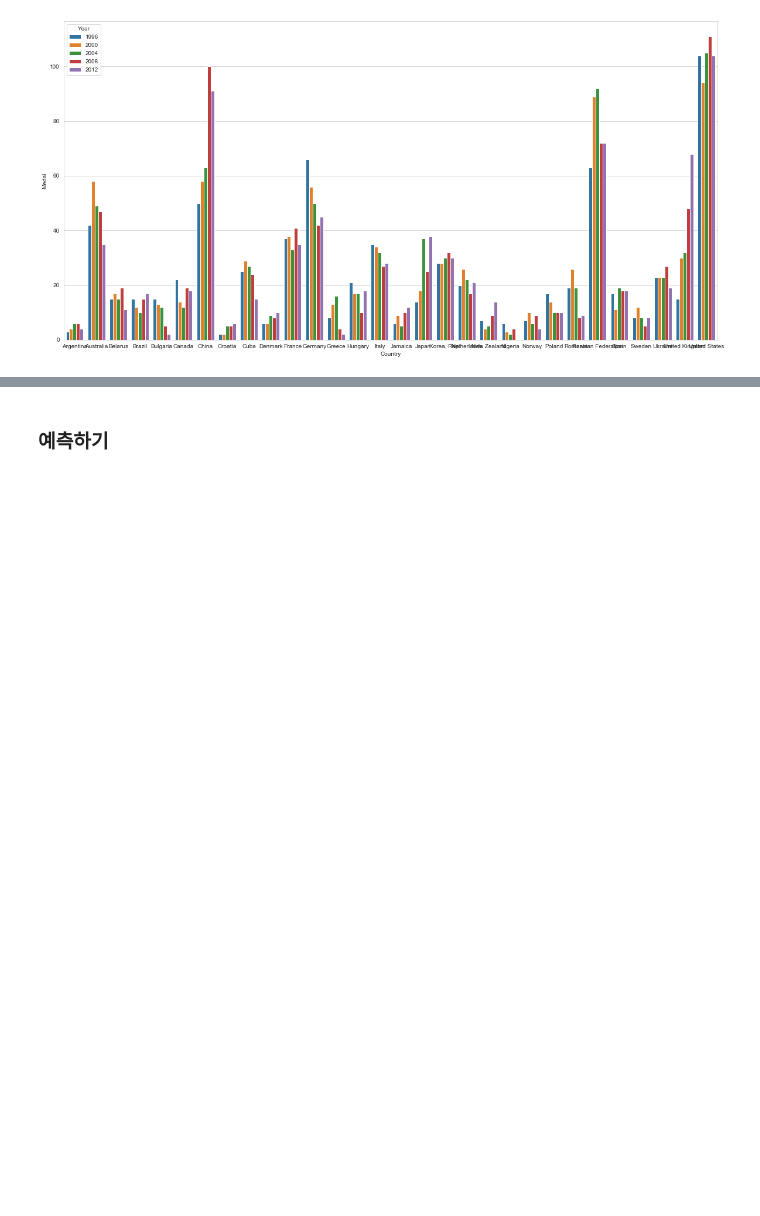
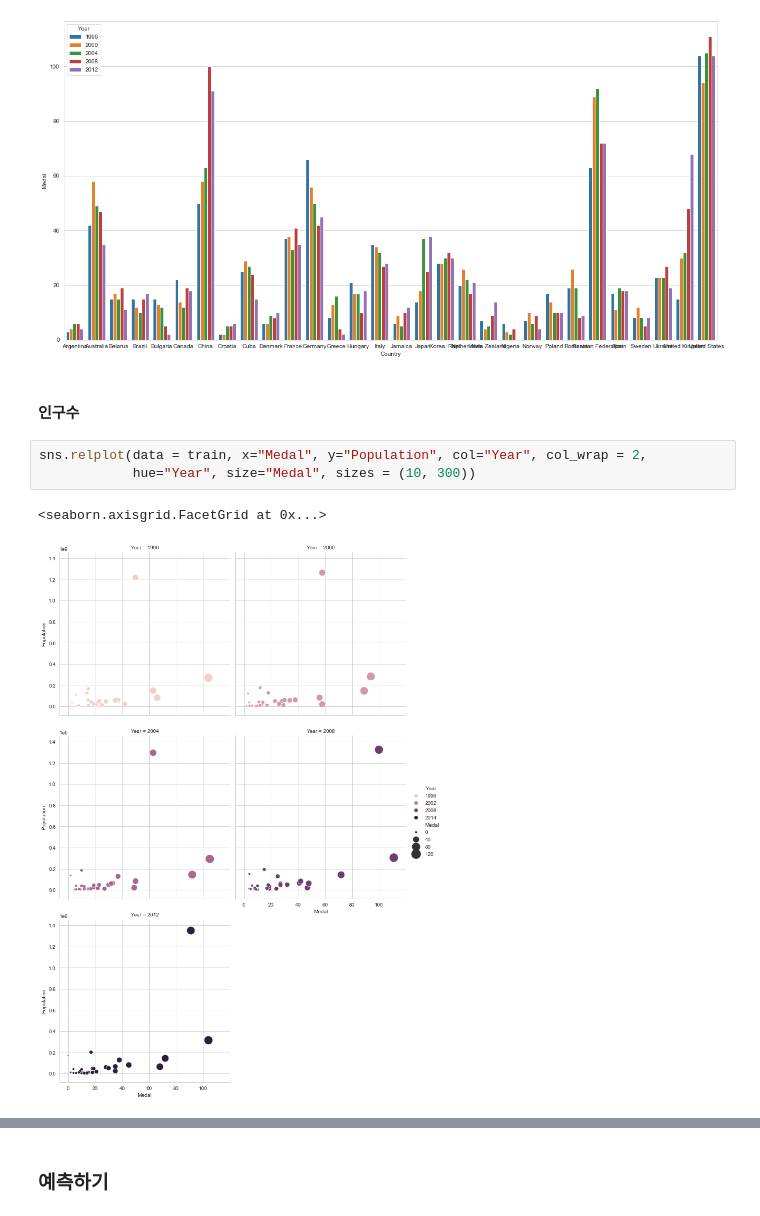
Before and after one commit to hogoood/my_own_project, a Jupyter notebook: Olympic Medals.ipynb, the cells around one changed output, grey strips where cells are left out. Drawn from its saved outputs; the diff is of its cells as text; blank space fills up the shorter version.

```diff
--- a/Olympic Medals.ipynb
+++ b/Olympic Medals.ipynb
@@ -1548,3 +1557,11 @@ sns.barplot(data= train, x= 'Country', y = 'Medal', hue = 'Year')
 # %% [output]
 <matplotlib.axes._subplots.AxesSubplot at 0x...>
 [figure]
+# %% [markdown]
+#### 인구수
+# %%
+sns.relplot(data = train, x="Medal", y="Population", col="Year", col_wrap = 2,
+            hue="Year", size="Medal", sizes = (10, 300))
+# %% [output]
+<seaborn.axisgrid.FacetGrid at 0x...>
+[figure, added]
```
Also changed, not shown: parts of 15 cells of this notebook.
